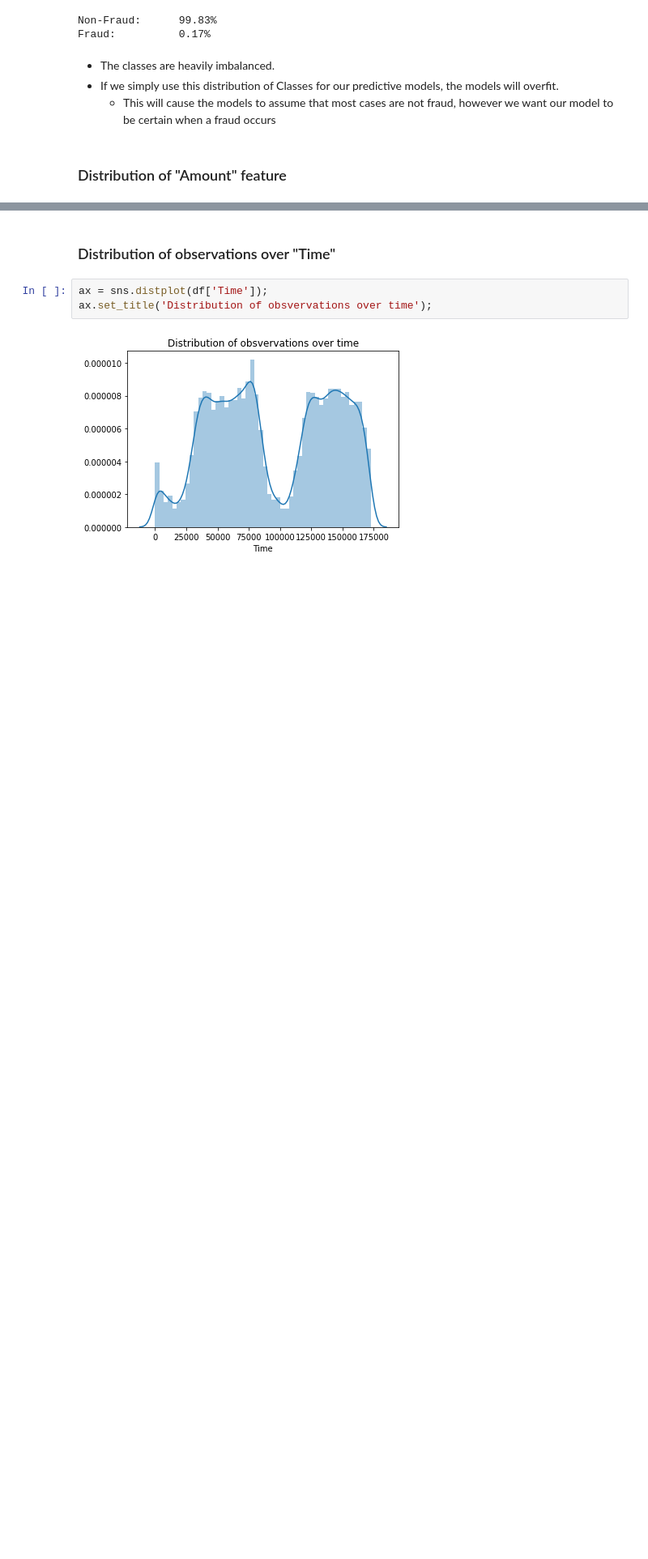
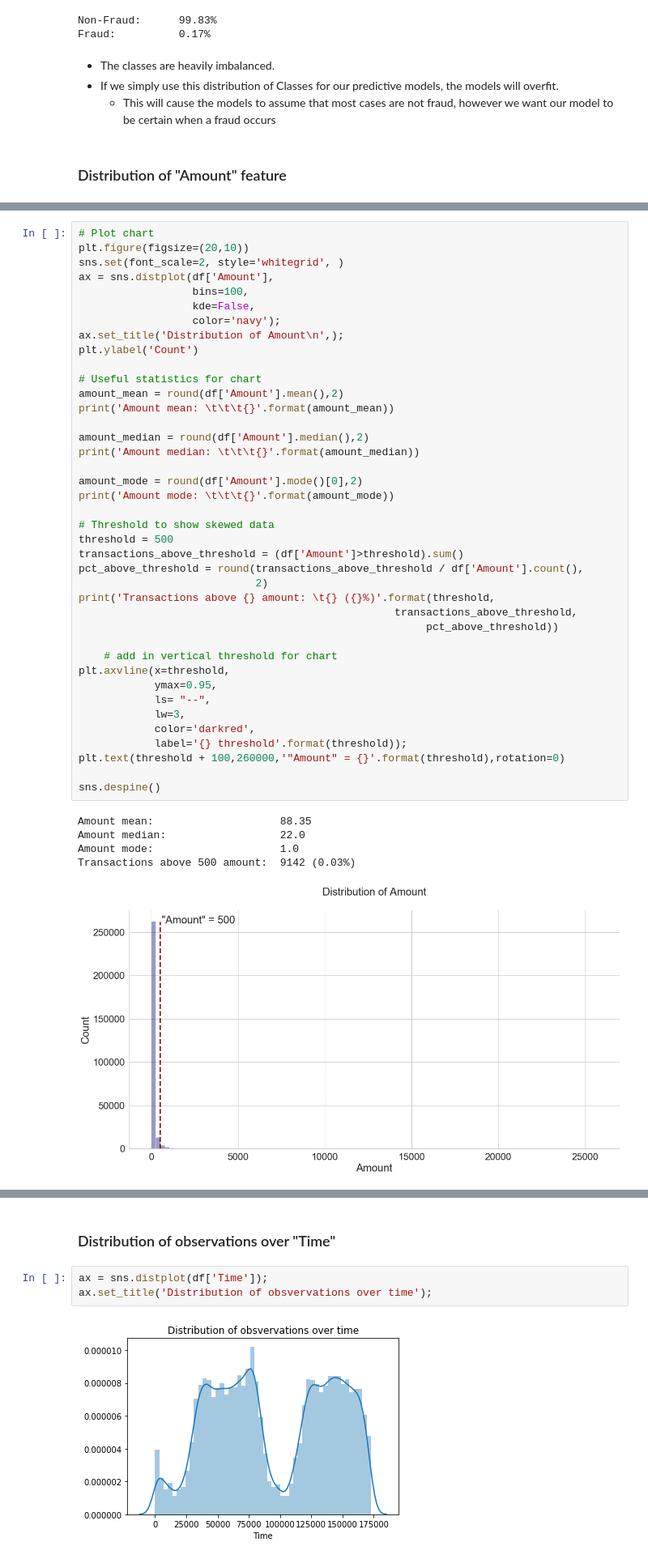
Before and after one commit to AdamBlomfield/credit_card_fraud, a Jupyter notebook: notebooks/data_cleaning.ipynb, the cells around one changed output, grey strips where cells are left out. Shown: that part at 81% size. Saved outputs shown, nothing was run; the diff lists cells and outputs as text; blank space fills up the shorter version.

Commit message:
improved chart formatting, added markup text to distribution of amount charts

```diff
--- a/notebooks/data_cleaning.ipynb
+++ b/notebooks/data_cleaning.ipynb
@@ -108,0 +104,46 @@ Amount mean: 88.35
+# %%
+# Plot chart
+plt.figure(figsize=(20,10))
+sns.set(font_scale=2, style='whitegrid', )
+ax = sns.distplot(df['Amount'],
+                  bins=100,
+                  kde=False,
+                  color='navy');
+ax.set_title('Distribution of Amount\n',);
+plt.ylabel('Count')
+
+# Useful statistics for chart
+amount_mean = round(df['Amount'].mean(),2)
+print('Amount mean: \t\t\t{}'.format(amount_mean))
+
+amount_median = round(df['Amount'].median(),2)
+print('Amount median: \t\t\t{}'.format(amount_median))
+
+amount_mode = round(df['Amount'].mode()[0],2)
+print('Amount mode: \t\t\t{}'.format(amount_mode))
+
+# Threshold to show skewed data
+threshold = 500
+transactions_above_threshold = (df['Amount']>threshold).sum()
+pct_above_threshold = round(transactions_above_threshold / df['Amount'].count(),
+                            2)
+print('Transactions above {} amount: \t{} ({}%)'.format(threshold,
+                                                  transactions_above_threshold,
+                                                       pct_above_threshold))
+
+    # add in vertical threshold for chart
+plt.axvline(x=threshold,
+            ymax=0.95,
+            ls= "--",
+            lw=3,
+            color='darkred',
+            label='{} threshold'.format(threshold));
+plt.text(threshold + 100,260000,'"Amount" = {}'.format(threshold),rotation=0)
+
+sns.despine()
+# %% [output]
+Amount mean:                    88.35
+Amount median:                  22.0
+Amount mode:                    1.0
+Transactions above 500 amount:  9142 (0.03%)
+[figure, added]
```
Also changed, not shown: parts of 12 cells of this notebook.
